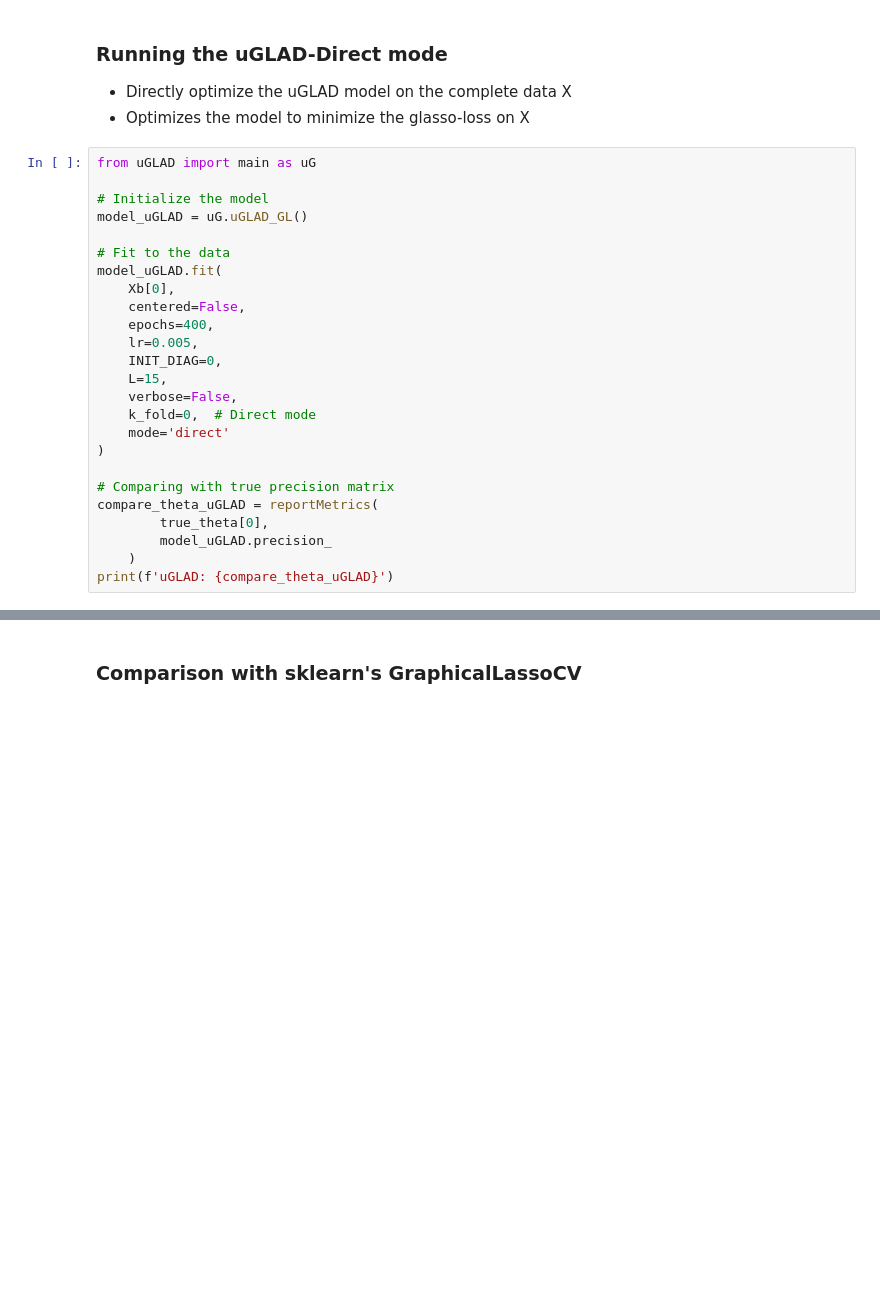
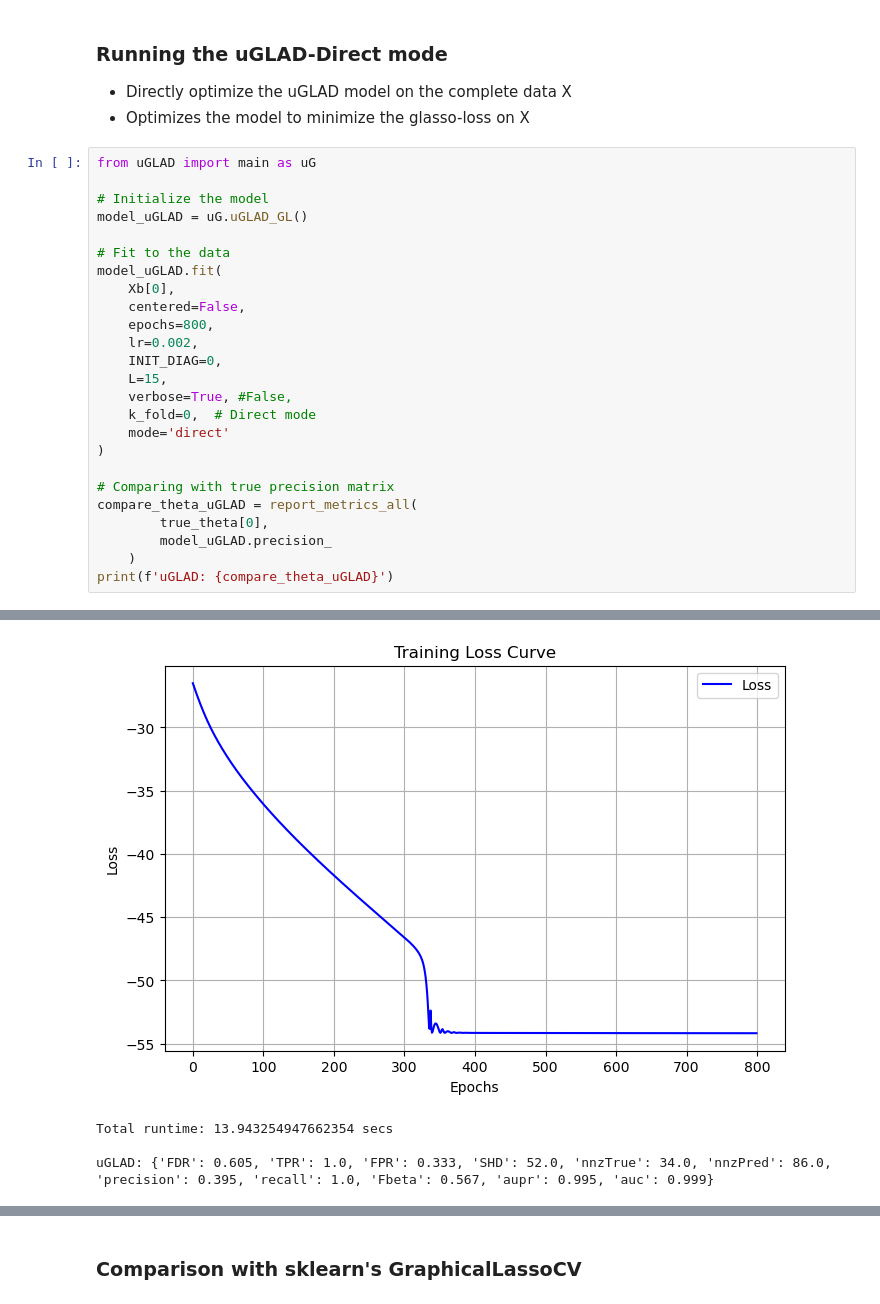
Before and after one commit to Harshs27/uGLAD, a Jupyter notebook: demo-uGLAD.ipynb, the cells around one changed output, grey strips where cells are left out. Cells and saved outputs as stored; diff of their text form; blank space fills up the shorter version.

```diff
--- a/demo-uGLAD.ipynb
+++ b/demo-uGLAD.ipynb
@@ -83,17 +83,17 @@ model_uGLAD = uG.uGLAD_GL()
 model_uGLAD.fit(
     Xb[0],
     centered=False,
-    epochs=400,
-    lr=0.005,
+    epochs=800,
+    lr=0.002,
     INIT_DIAG=0,
     L=15,
-    verbose=False,
+    verbose=True, #False,
     k_fold=0,  # Direct mode
     mode='direct'
 )
 
 # Comparing with true precision matrix
-compare_theta_uGLAD = reportMetrics(
+compare_theta_uGLAD = report_metrics_all(
         true_theta[0],
         model_uGLAD.precision_
     )
@@ -108 +119,5 @@ uGLAD: {'FDR': 0.7923076923076923, 'TPR': 1.0, 'FPR': 0.6319018404907976, 'SHD':
+[figure, added]
+Total runtime: 13.943254947662354 secs
+
+uGLAD: {'FDR': 0.605, 'TPR': 1.0, 'FPR': 0.333, 'SHD': 52.0, 'nnzTrue': 34.0, 'nnzPred': 86.0, 'precision': 0.395, 'recall': 1.0, 'Fbeta': 0.567, 'aupr': 0.995, 'auc': 0.999}
 # %% [markdown]
```
Also changed, not shown: parts of 11 cells of this notebook, 6 other files.
